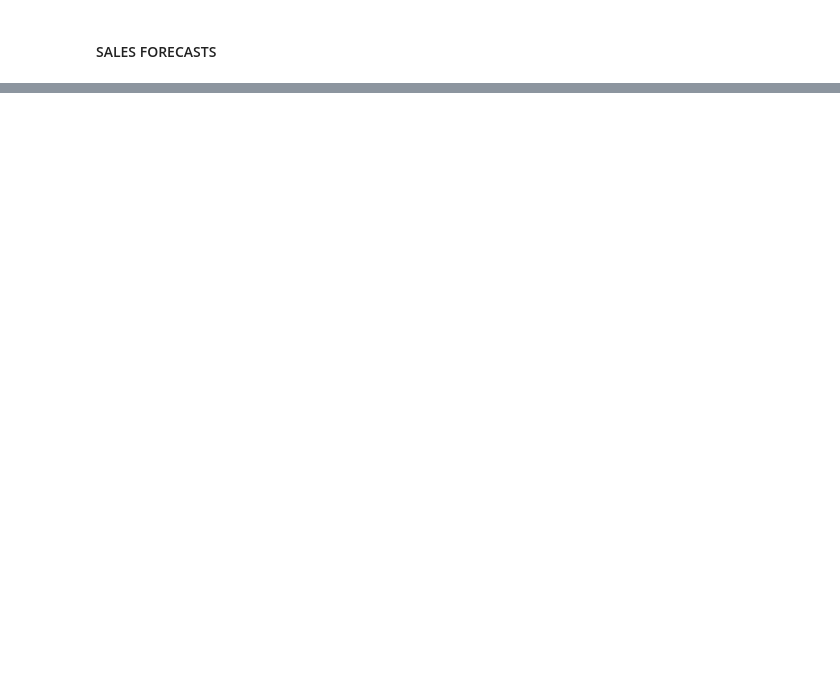
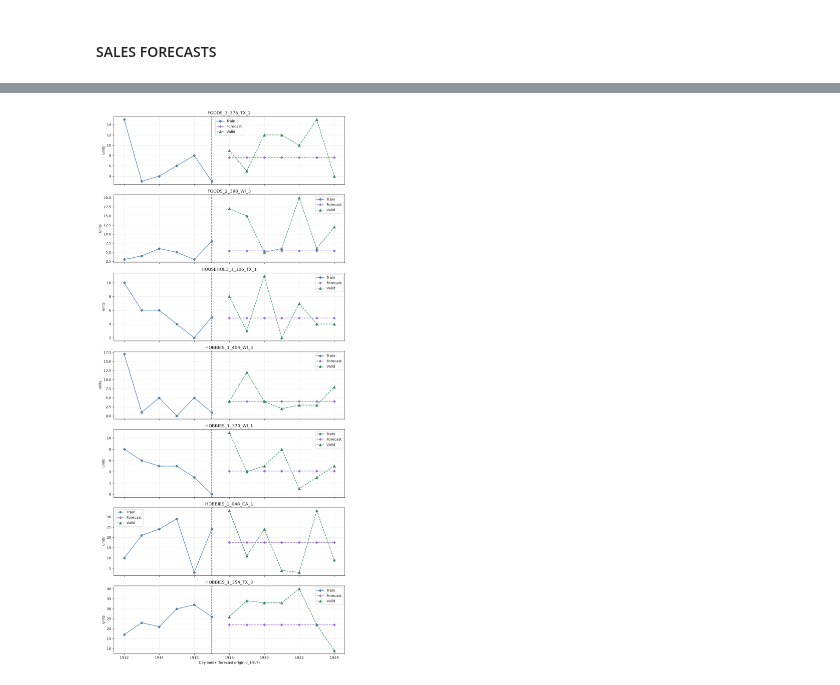
Before and after one commit to lmalms/sequence-learners, a Jupyter notebook: m5-acc/optimization/2.0_mpc.ipynb, the cells around one changed output, grey strips where cells are left out. Cells and saved outputs as stored; diff of their text form; code cells hidden in the pictures; blank space fills up the shorter version.

```diff
--- a/m5-acc/optimization/2.0_mpc.ipynb
+++ b/m5-acc/optimization/2.0_mpc.ipynb
@@ -73,13 +73,9 @@ ALL_PRODUCT_IDS = list(FOODS_PRODUCT_IDS + HOUSEHOLD_PRODUCT_IDS + HOBBIES_PRODU
 # ==================
 MAX_TRAINING_TIMESTAMP = 1913
 FORECAST_HORIZON = 7
-N_FORECAST_TIMESTAMPS = 4
-
-# Timestamps at which we will generate forecasts. We will assume that we have already
-# observed the ground truth value of each product series at the forecast timestamp and
-# we produce forcasts for the following FORECAST_HORIZON timestamps.
-FORECAST_TIMESTAMPS = [MAX_TRAINING_TIMESTAMP + i * FORECAST_HORIZON for i in range(N_FORECAST_TIMESTAMPS)]
-FORECASTED_TIMESTAMPS = [list(range(t + 1, t + 1 + FORECAST_HORIZON)) for t in FORECAST_TIMESTAMPS]
+MAX_FORECAST_TIMESTAMP = 1934
+N_FORECAST_TIMESTAMPS = int(MAX_FORECAST_TIMESTAMP - MAX_TRAINING_TIMESTAMP)
+FORECAST_TIMESTAMPS = range(MAX_TRAINING_TIMESTAMP, MAX_FORECAST_TIMESTAMP + 1)
 
 RNG = np.random.default_rng(42)
 # %% [markdown]
@@ -550 +625,76 @@ result = optimise_inventory(
+# %%
+## Forecasted vs. Actual Product Demand
+
+timestamp_idx = 4
+forecast_df_at_idx = forecast_results[timestamp_idx]
+
+forecast_origin = FORECAST_TIMESTAMPS[timestamp_idx]
+forecast_period_end = forecast_origin + FORECAST_HORIZON
+train_plot_start = forecast_origin - 5
+
+n_products = len(product_ids)
+fig, axes = plt.subplots(n_products, 1, figsize=(10, n_products * 3.2), sharex=True, squeeze=False)
+axes = axes.ravel()
+
+for i, product_id in enumerate(product_ids):
+    product_train_df = (
+        SALES_DF
+        .filter(
+            pl.col("id") == product_id,
+            pl.col("d_index").is_between(train_plot_start, forecast_origin, closed="both"),
+        )
+        .sort(by="d_index")
+    )
+    product_valid_df = (
+        SALES_DF
+        .filter(
+            pl.col("id") == product_id,
+            pl.col("d_index").is_between(forecast_origin + 1, forecast_period_end, closed="both"),
+        )
+        .sort(by="d_index")
+    )
+    product_forecast_df = (
+        forecast_df_at_idx
+        .filter(pl.col("id") == product_id)
+        .sort(by="F_index")
+    )
+
+    axes[i].plot(
+        product_train_df["d_index"].to_list(),
+        product_train_df["sales"].to_list(),
+        color="steelblue",
+        linewidth=1.5,
+        marker="o",
+        markersize=6,
+        label="Train",
+    )
+    axes[i].plot(
+        product_forecast_df["F_index"].to_list(),
+        product_forecast_df["sales"].to_list(),
+        color="mediumpurple",
+        marker="D",
+        ls="--",
+        markersize=5,
+        label="Forecast",
+    )
+    axes[i].plot(
+        product_valid_df["d_index"].to_list(),
+        product_valid_df["sales"].to_list(),
+        color="seagreen",
+        marker="^",
+        ls="--",
+        markersize=7,
+        label="Valid",
+    )
+
+    axes[i].axvline(forecast_origin, color="black", zorder=1, ls="--", alpha=0.75)
+    axes[i].set(ylabel="units", title=product_id)
+    axes[i].grid(True, alpha=0.3)
+    axes[i].legend()
+
+axes[-1].set_xlabel(f"Day index (forecast origin d_{forecast_origin})")
+fig.tight_layout()
+plt.show()
+# %% [output]
+[figure, added]
 # %%
```
Also changed, not shown: parts of 16 cells of this notebook, 2 other files.
